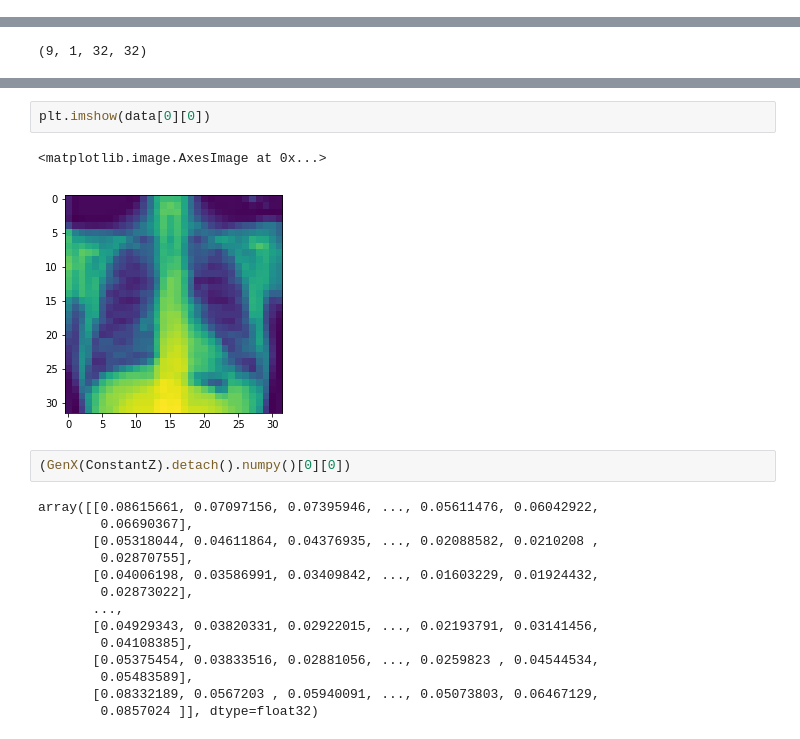
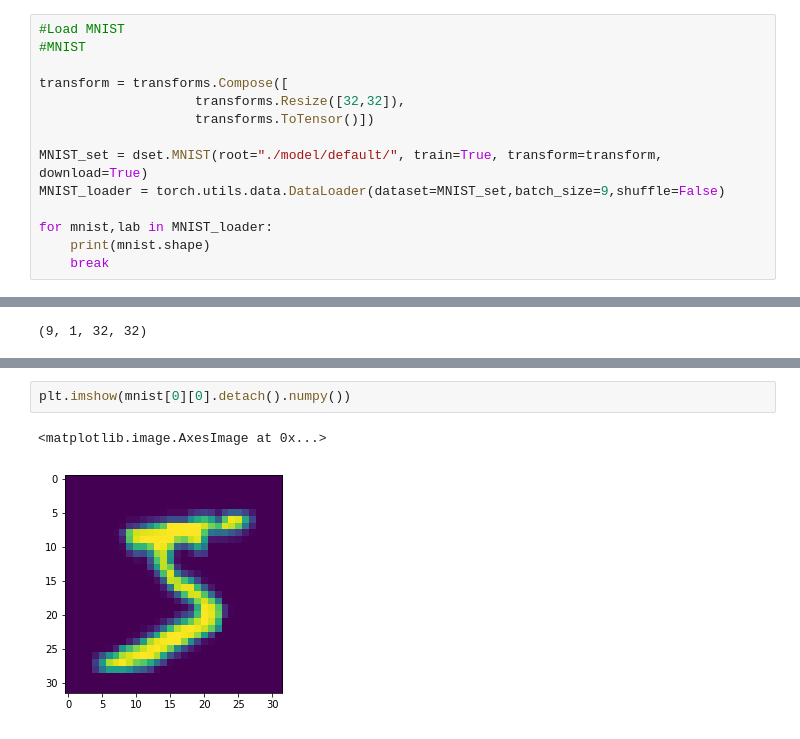
Before and after one commit to Bertinus/ChestXrays, a Jupyter notebook: ALI/AliXray.ipynb, the cells around one changed output, grey strips where cells are left out. Drawn from its saved outputs; the diff is of its cells as text.

Commit message:
WIP - Outlier detection MNIST

```diff
--- a/ALI/AliXray.ipynb
+++ b/ALI/AliXray.ipynb
@@ -294,0 +348,14 @@ c
+# %%
+#Load MNIST
+#MNIST
+
+transform = transforms.Compose([
+                    transforms.Resize([32,32]),
+                    transforms.ToTensor()])
+
+MNIST_set = dset.MNIST(root="./model/default/", train=True, transform=transform, download=True)
+MNIST_loader = torch.utils.data.DataLoader(dataset=MNIST_set,batch_size=9,shuffle=False)
+
+for mnist,lab in MNIST_loader:
+    print(mnist.shape)
+    break
@@ -313,21 +368,5 @@ plt.show()
 # %%
-plt.imshow(data[0][0])
+plt.imshow(mnist[0][0].detach().numpy())
 # %% [output]
 <matplotlib.image.AxesImage at 0x...>
-[figure, old version]
+[figure, new version]
-# %%
-(GenX(ConstantZ).detach().numpy()[0][0])
-# %% [output]
-array([[0.08615661, 0.07097156, 0.07395946, ..., 0.05611476, 0.06042922,
-        0.06690367],
-       [0.05318044, 0.04611864, 0.04376935, ..., 0.02088582, 0.0210208 ,
-        0.02870755],
-       [0.04006198, 0.03586991, 0.03409842, ..., 0.01603229, 0.01924432,
-        0.02873022],
-       ...,
-       [0.04929343, 0.03820331, 0.02922015, ..., 0.02193791, 0.03141456,
-        0.04108385],
-       [0.05375454, 0.03833516, 0.02881056, ..., 0.0259823 , 0.04544534,
-        0.05483589],
-       [0.08332189, 0.0567203 , 0.05940091, ..., 0.05073803, 0.06467129,
-        0.0857024 ]], dtype=float32)
```
Also changed, not shown: parts of 23 cells of this notebook, 2 other files.
